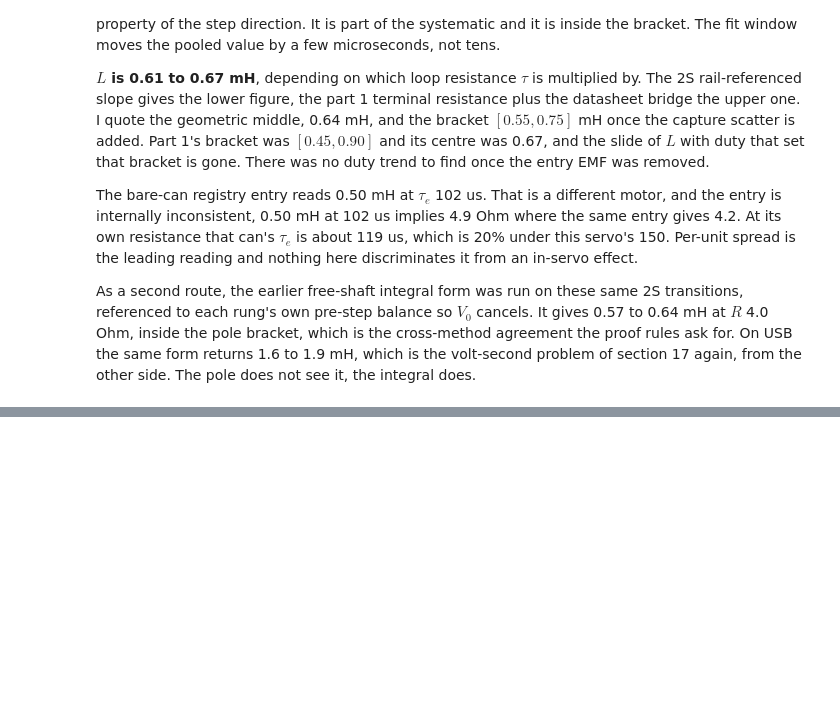
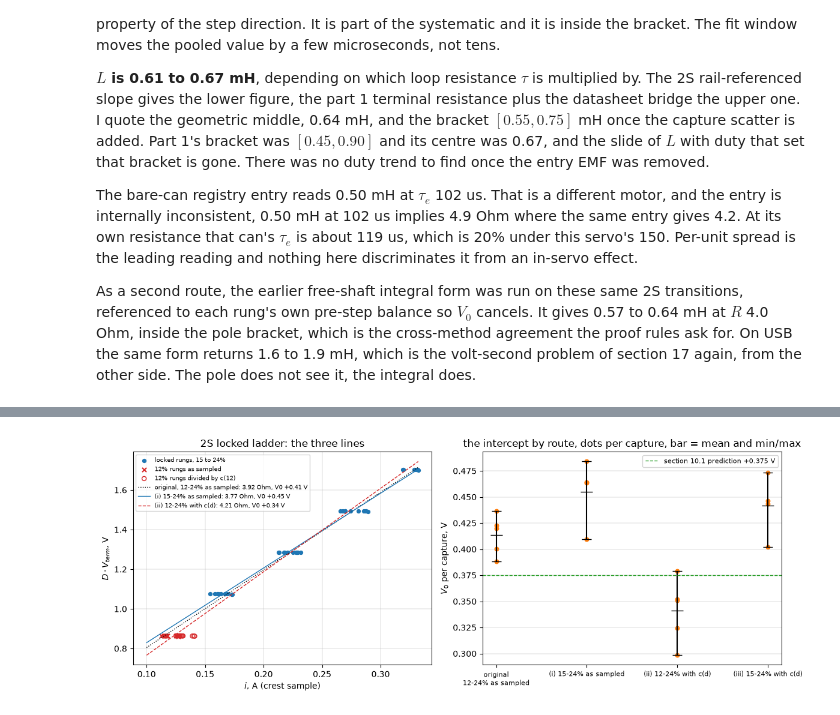
Before and after one commit to OpenServoCore/open-servo-core, a Jupyter notebook: notebooks/02-electrical.ipynb, the cells around one changed output, grey strips where cells are left out. Saved outputs shown, nothing was run; the diff lists cells and outputs as text; code cells hidden in the pictures; blank space fills up the shorter version.

```diff
--- a/notebooks/02-electrical.ipynb
+++ b/notebooks/02-electrical.ipynb
@@ -3190,0 +3651,26 @@ phase discriminator applies to it either way.
+# %%
+fig, axes = plt.subplots(1, 2, figsize=(12, 4.5))
+ax = axes[0]
+g = lad2[lad2.locked & (lad2.dir < 0)]
+ax.scatter(g[g.duty >= 15].i_A, g[g.duty >= 15].v_term_V, s=18, c="C0", label="locked rungs, 15 to 24%")
+ax.scatter(lo12.i_A, lo12.v_term_V, s=26, c="C3", marker="x", label="12% rungs as sampled")
+ax.scatter(lo12.i_A / C2.loc[12], lo12.v_term_V, s=26, facecolors="none", edgecolors="C3", label="12% rungs divided by c(12)")
+x = np.linspace(0.1, g.i_A.max(), 20)
+for name, ls, c in (("original, 12-24% as sampled", ":", "k"), ("(i) 15-24% as sampled", "-", "C0"), ("(ii) 12-24% with c(d)", "--", "C3")):
+    p = ROUTES[name][1]
+    ax.plot(x, p["R_term"] * x + p["V0_term"], ls=ls, color=c, lw=1, label=f"{name}: {p['R_term']:.2f} Ohm, V0 {p['V0_term']:+.2f} V")
+ax.set_xlabel("$i$, A (crest sample)"); ax.set_ylabel("$D \\cdot V_{term}$, V")
+ax.set_title("2S locked ladder: the three lines"); ax.legend(fontsize=7); ax.grid(True, lw=0.3)
+
+ax = axes[1]
+for k, (name, (f, p, _)) in enumerate(ROUTES.items()):
+    ax.scatter([k] * len(f), f.V0_term, s=22, c="C1")
+    ax.errorbar([k], [f.V0_term.mean()], yerr=[[f.V0_term.mean() - f.V0_term.min()], [f.V0_term.max() - f.V0_term.mean()]],
+                fmt="_", color="k", capsize=6, ms=14)
+ax.axhline(PRED_V0, color="C2", ls="--", lw=1, label=f"section 10.1 prediction {PRED_V0:+.3f} V")
+ax.set_xticks(range(len(ROUTES))); ax.set_xticklabels([n.replace(", ", "\n") for n in ROUTES], fontsize=8)
+ax.set_ylabel("$V_0$ per capture, V"); ax.set_title("the intercept by route, dots per capture, bar = mean and min/max")
+ax.legend(fontsize=8); ax.grid(True, lw=0.3, axis="y")
+plt.tight_layout(); plt.show()
+# %% [output]
+[figure, added]
```
Also changed, not shown: parts of 18 cells of this notebook, 1 other file.
